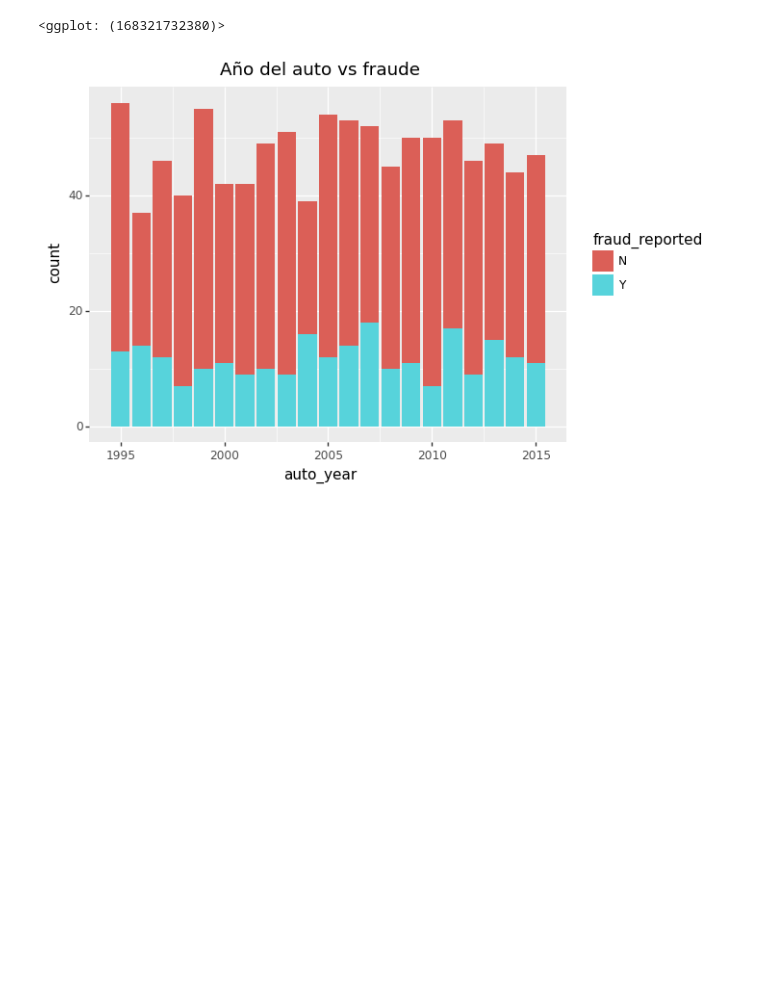
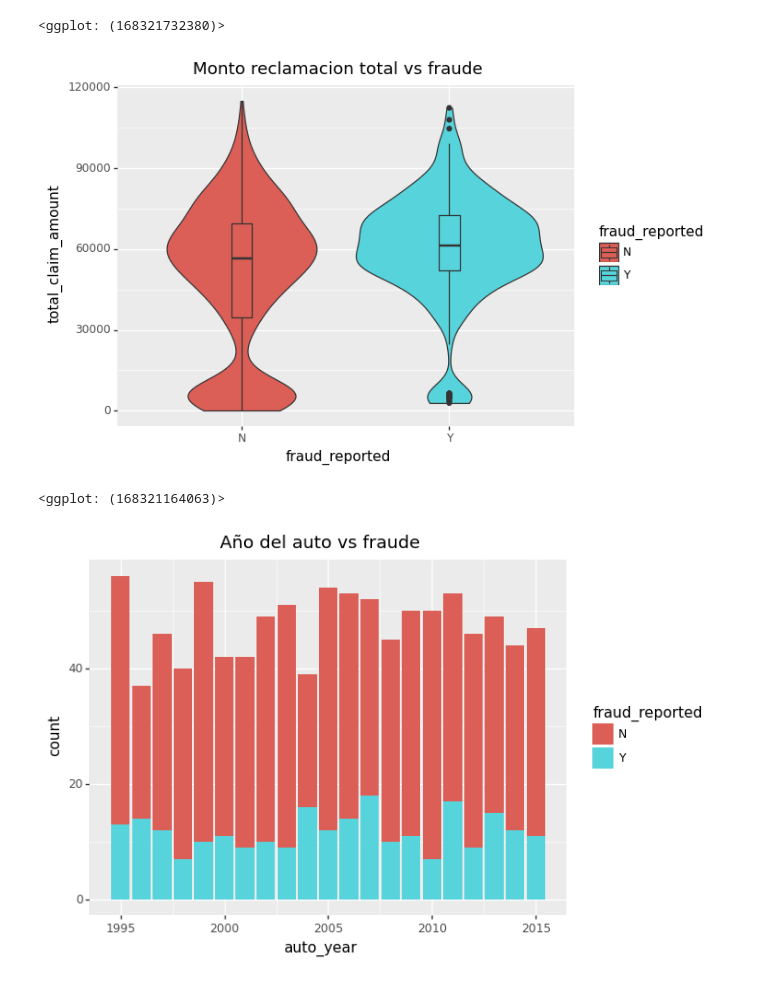
Before and after one commit to JhonHarry/Proyecto_TFM_UOC, a Jupyter notebook: code/insurance_fraud_detection_models.ipynb, the cells around one changed output. Drawn from its saved outputs; the diff is of its cells as text; code cells hidden in the pictures; blank space fills up the shorter version.

```diff
--- a/code/insurance_fraud_detection_models.ipynb
+++ b/code/insurance_fraud_detection_models.ipynb
@@ -616,6 +628,14 @@ shift = 0.1
 # %% [output]
 [figure]
 <ggplot: (168321732380)>
+# %%
+shift = 0.1
+(ggplot(aes(y=df.total_claim_amount,x=df.fraud_reported, fill = df.fraud_reported))+ggtitle('Monto reclamacion total vs fraude')
+ + geom_violin()+ geom_boxplot(width = shift)
+)
+# %% [output]
+[figure, added]
+<ggplot: (168321164063)>
 # %%
 ggplot(df) + geom_bar(aes(x='auto_year', fill='fraud_reported'))+ggtitle('Año del auto vs fraude')
 # %% [output]
```
Also changed, not shown: parts of 9 cells of this notebook.
